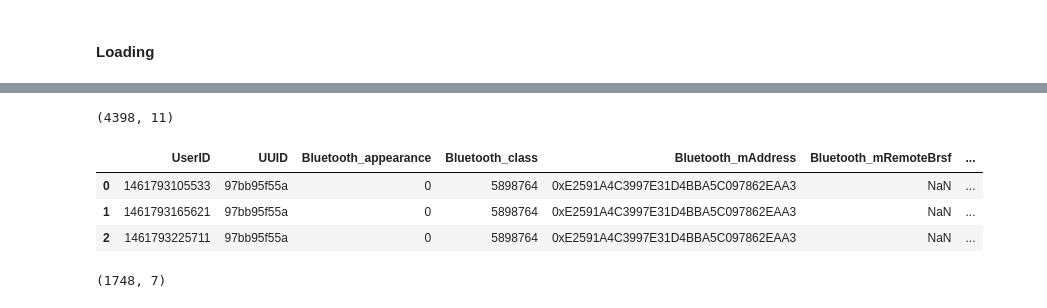
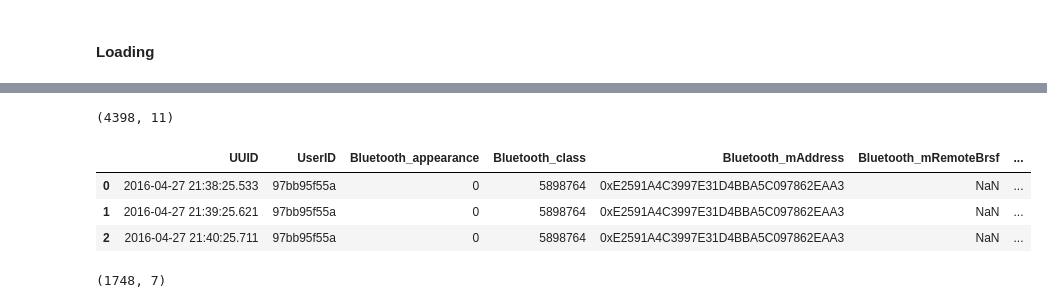
Before and after one commit to kentlingcampbell/project_SherLock, a Jupyter notebook: SherLock.ipynb, the cells around one changed output, grey strips where cells are left out. Cells and saved outputs as stored; diff of their text form; code cells hidden in the pictures.

```diff
--- a/SherLock.ipynb
+++ b/SherLock.ipynb
@@ -50,14 +79,16 @@ def magVector(df,col1,col2,col3):
 # %%
 filename = './archive/Bluetooth.csv'
 Bluetooth = pd.read_csv(filename, parse_dates=['Bluetooth_timestamp'])
+Bluetooth = Bluetooth.rename(columns={"UserID": "UUID", "UUID": "UserID"})   # Header names swapped apparently
+Bluetooth['UUID'] = Bluetooth['UUID'].apply(pd.to_datetime, unit='ms')
 print(Bluetooth.shape)
 Bluetooth.head(3)
 # %% [output]
 (4398, 11)
-|  | UserID | UUID | Bluetooth_appearance | Bluetooth_class | Bluetooth_mAddress | Bluetooth_mRemoteBrsf | ... |
-| 0 | 1461793105533 | 97bb95f55a | 0 | 5898764 | 0xE2591A4C3997E31D4BBA5C097862EAA3 | NaN | ... |
-| 1 | 1461793165621 | 97bb95f55a | 0 | 5898764 | 0xE2591A4C3997E31D4BBA5C097862EAA3 | NaN | ... |
-| 2 | 1461793225711 | 97bb95f55a | 0 | 5898764 | 0xE2591A4C3997E31D4BBA5C097862EAA3 | NaN | ... |
+|  | UUID | UserID | Bluetooth_appearance | Bluetooth_class | Bluetooth_mAddress | Bluetooth_mRemoteBrsf | ... |
+| 0 | 2016-04-27 21:38:25.533 | 97bb95f55a | 0 | 5898764 | 0xE2591A4C3997E31D4BBA5C097862EAA3 | NaN | ... |
+| 1 | 2016-04-27 21:39:25.621 | 97bb95f55a | 0 | 5898764 | 0xE2591A4C3997E31D4BBA5C097862EAA3 | NaN | ... |
+| 2 | 2016-04-27 21:40:25.711 | 97bb95f55a | 0 | 5898764 | 0xE2591A4C3997E31D4BBA5C097862EAA3 | NaN | ... |
 # %%
 filename = './archive/Calls.csv'
 Calls = pd.read_csv(filename)
```
Also changed, not shown: parts of 19 cells of this notebook.
